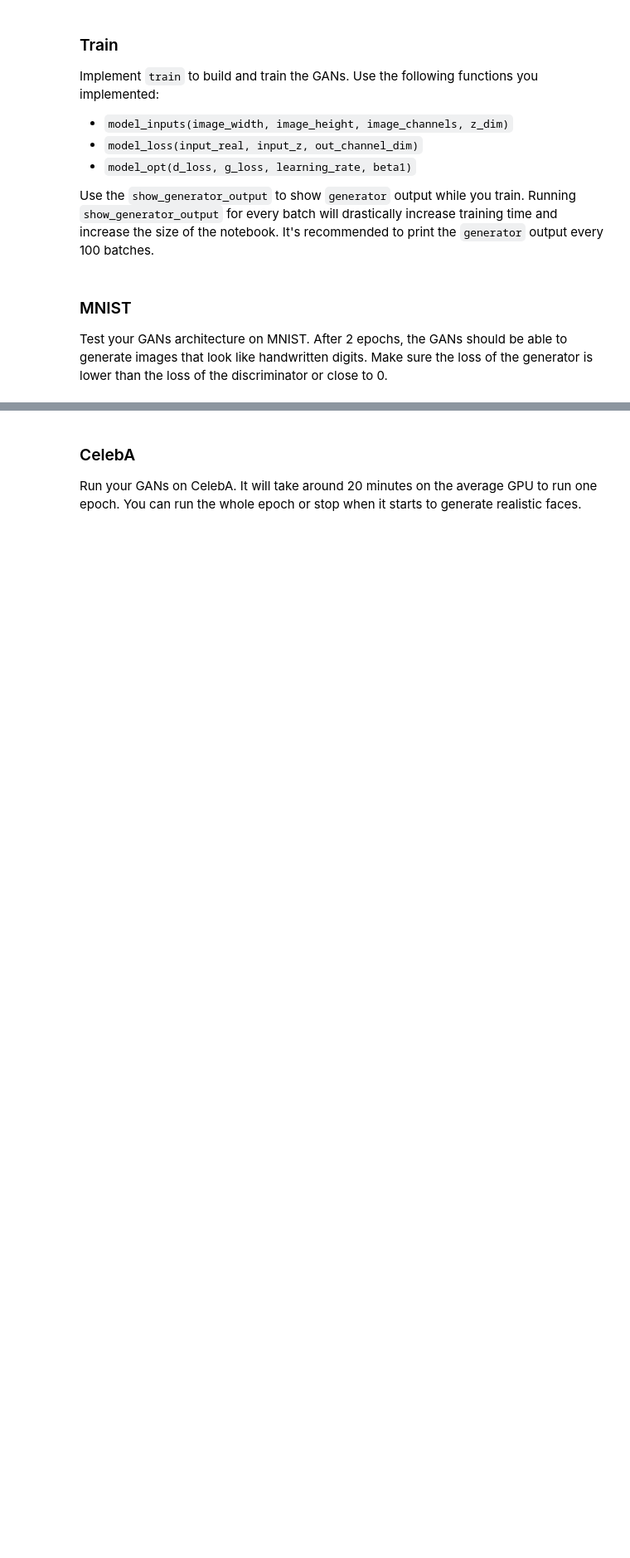
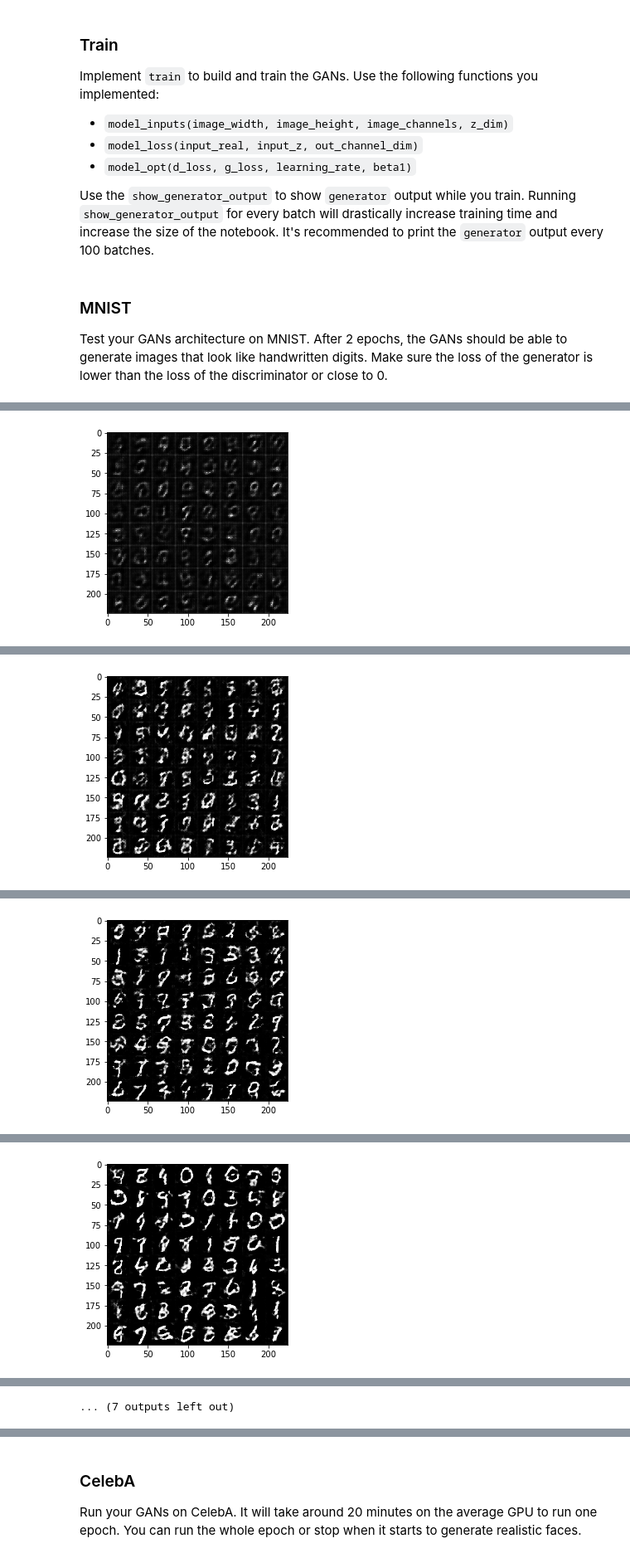
Before and after one commit to agoila/udacity-dlnd-P5, a Jupyter notebook: dlnd_face_generation.ipynb, the cells around one changed output, grey strips where cells are left out. Shown at 83% size. Drawn from its saved outputs; the diff is of its cells as text; code cells hidden in the pictures; blank space fills up the shorter version.

```diff
--- a/dlnd_face_generation.ipynb
+++ b/dlnd_face_generation.ipynb
@@ -116,8 +117,11 @@ def model_inputs(image_width, image_height, image_channels, z_dim):
     :return: Tuple of (tensor of real input images, tensor of z data, learning rate)
     """
     # TODO: Implement Function
+    inputs_real = tf.placeholder(tf.float32, (None, image_width, image_height, image_channels), name='inputs_real')
+    inputs_z = tf.placeholder(tf.float32, (None, z_dim), name='inputs_z')
+    lr = tf.placeholder(tf.float32, name='learning_rate')
 
-    return None, None, None
+    return inputs_real, inputs_z, lr
 
 
 """
@@ -262,21 +344,50 @@ def train(epoch_count, batch_size, z_dim, learning_rate, beta1, get_batches, dat
     :param data_image_mode: The image mode to use for images ("RGB" or "L")
     """
     # TODO: Build Model
+    input_real, input_z, lr = model_inputs(*data_shape[1:], z_dim)
+    d_loss, g_loss = model_loss(input_real, input_z, data_shape[3], alpha=0.2)
+    d_opt, g_opt = model_opt(d_loss, g_loss, learning_rate, beta1)
 
+    samples, losses = [], []
+    steps = 0
 
     with tf.Session() as sess:
         sess.run(tf.global_variables_initializer())
         for epoch_i in range(epoch_count):
             for batch_images in get_batches(batch_size):
                 # TODO: Train Model
+                steps += 1
+
+                # Sample random noise for G
+                batch_z = np.random.uniform(-1, 1, size=(batch_size, z_dim))
+
+                # Run optimizers
+                _ = sess.run(d_opt, feed_dict={input_real: batch_images, input_z: batch_z, lr: learning_rate})
+                _ = sess.run(g_opt, feed_dict={input_z: batch_z, input_real: batch_images, lr: learning_rate})
+
+                if steps % 10 == 0:
+                    # At the end of each epoch, get the losses and print them out
+                    train_loss_d = d_loss.eval({input_z: batch_z, input_real: batch_images, lr: learning_rate})
+                    train_loss_g = g_loss.eval({input_z: batch_z, lr: learning_rate})
+
+                    print("Epoch {}/{}...".format(epoch_i+1, epoch_count),
+                          "Discriminator Loss: {:.4f}...".format(train_loss_d),
+                          "Generator Loss: {:.4f}".format(train_loss_g))
+                    # Save losses to view after training
+                    losses.append((train_loss_d, train_loss_g))
+
+                if steps % 100 == 0:
+                    show_generator_output(sess, 72, input_z, data_shape[-1], data_image_mode)
+
+    return losses
 # %% [markdown]
 ### MNIST
 Test your GANs architecture on MNIST.  After 2 epochs, the GANs should be able to generate images that look like handwritten digits.  Make sure the loss of the generator is lower than the loss of the discriminator or close to 0.
 # %%
-batch_size = None
-z_dim = None
-learning_rate = None
-beta1 = None
+batch_size = 128
+z_dim = 100
+learning_rate = 0.001
+beta1 = 0.5
 
 
 """
@@ -286,5 +397,6 @@ epochs = 2
 
 mnist_dataset = helper.Dataset('mnist', glob(os.path.join(data_dir, 'mnist/*.jpg')))
 with tf.Graph().as_default():
-    train(epochs, batch_size, z_dim, learning_rate, beta1, mnist_dataset.get_batches,
+    losses = train(epochs, batch_size, z_dim, learning_rate, beta1, mnist_dataset.get_batches,
           mnist_dataset.shape, mnist_dataset.image_mode)
+# %% [output]
@@ -290,0 +413 @@ with tf.Graph().as_default():
+[figure, added]
@@ -290,0 +424 @@ with tf.Graph().as_default():
+[figure, added]
@@ -290,0 +435 @@ with tf.Graph().as_default():
+[figure, added]
@@ -290,0 +446 @@ with tf.Graph().as_default():
+[figure, added]
@@ -290,0 +469 @@ with tf.Graph().as_default():
+... (7 outputs left out)
```
Also changed, not shown: parts of 11 cells of this notebook, 1 other file.
